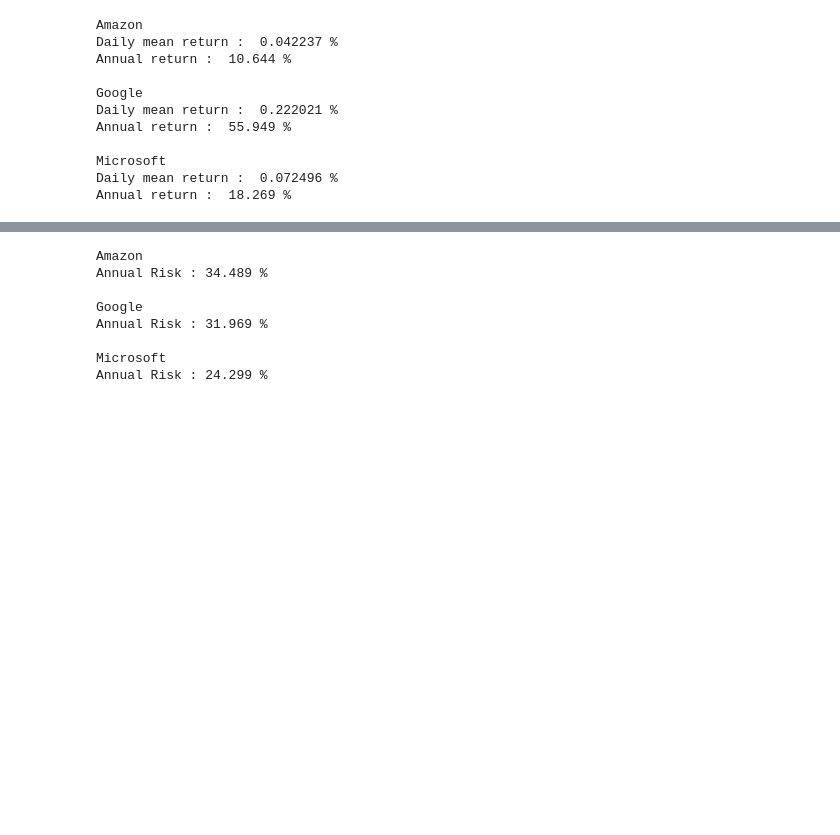
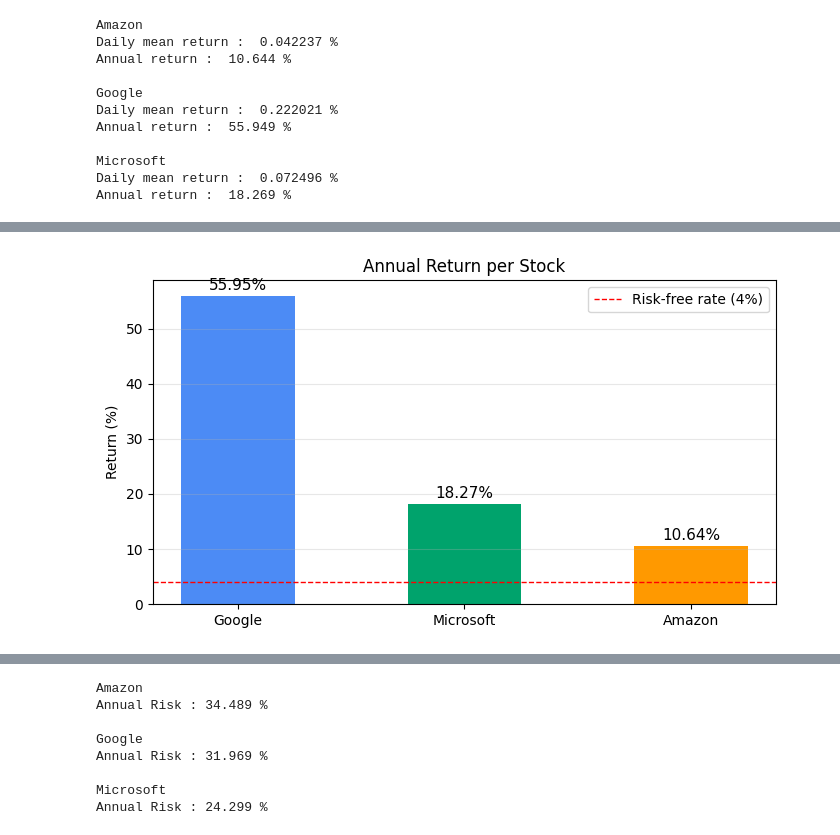
Before and after one commit to dawoodafzal62138/My-ML-Journey, a Jupyter notebook: Phase 2/Projects/Stock Return Risk Analyzer/main.ipynb, the cells around one changed output, grey strips where cells are left out. Saved outputs shown, nothing was run; the diff lists cells and outputs as text; code cells hidden in the pictures; blank space fills up the shorter version.

```diff
--- a/Phase 2/Projects/Stock Return Risk Analyzer/main.ipynb
+++ b/Phase 2/Projects/Stock Return Risk Analyzer/main.ipynb
@@ -64,0 +148,22 @@ Annual return :  18.269 %
+# %%
+values = [annual_returns_google * 100,
+          annual_returns_microsoft * 100,
+          annual_returns_amazon * 100]
+
+fig, ax = plt.subplots(figsize=(7, 4))
+bars = ax.bar(tickers, values, color=colors, width=0.5)
+
+for bar, val in zip(bars, values):
+    ax.text(bar.get_x() + bar.get_width() / 2,
+            bar.get_height() + 0.5,
+            f'{val:.2f}%', ha='center', va='bottom', fontsize=11)
+
+ax.axhline(4, color='red', linestyle='--', linewidth=1, label='Risk-free rate (4%)')
+ax.set_title('Annual Return per Stock')
+ax.set_ylabel('Return (%)')
+ax.legend()
+ax.grid(axis='y', alpha=0.3)
+plt.tight_layout()
+plt.show()
+# %% [output]
+[figure, added]
```
Also changed, not shown: parts of 17 cells of this notebook.
